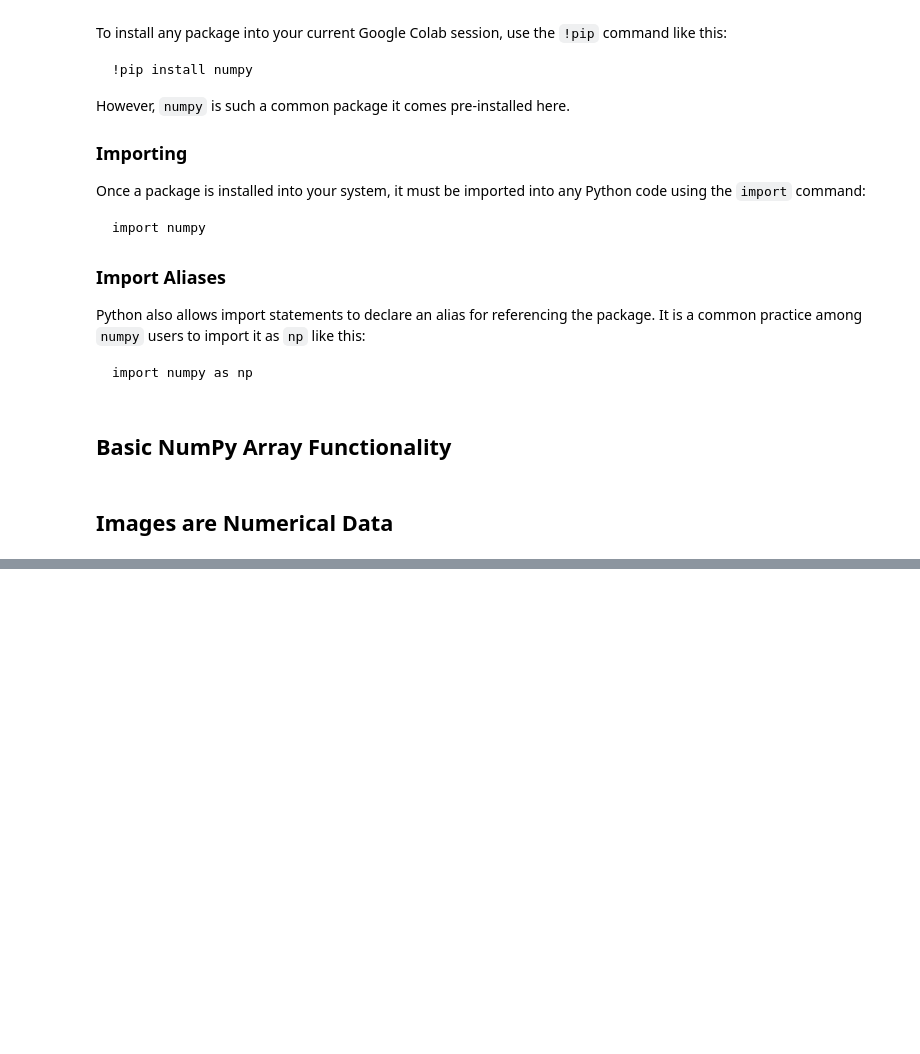
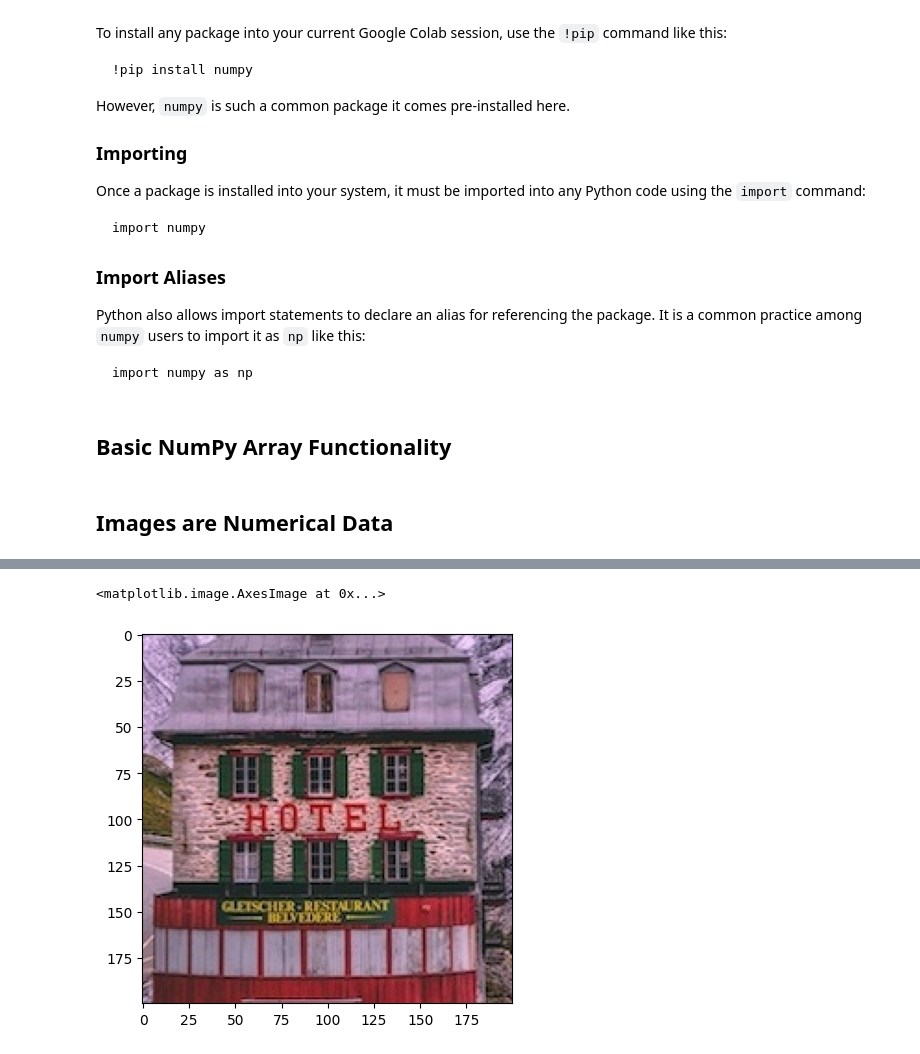
Before and after one commit to nmagee/ds1002, a Jupyter notebook: notebooks/06_numpy_intro.ipynb, the cells around one changed output, grey strips where cells are left out. Drawn from its saved outputs; the diff is of its cells as text; code cells hidden in the pictures; blank space fills up the shorter version.

```diff
--- a/notebooks/06_numpy_intro.ipynb
+++ b/notebooks/06_numpy_intro.ipynb
@@ -77,7 +74,8 @@ a_array * 10
 # %%
 !pip install scikit-image matplotlib
 # %%
+import numpy as np
 from skimage import io
 
-photo = io.imread('vuelta.jpg')
+photo = io.imread('hotel.jpg')
 type(photo)
@@ -93,4 +104,7 @@ plt.imshow(photo[:, ::-1])
 # %%
-plt.imshow(photo[50:200, 300:500])
+plt.imshow(photo[200:400, 300:500])
+# %% [output]
+<matplotlib.image.AxesImage at 0x...>
+[figure, added]
 # %%
 plt.imshow(photo[::2, ::2])
```
Also changed, not shown: parts of 10 cells of this notebook.
